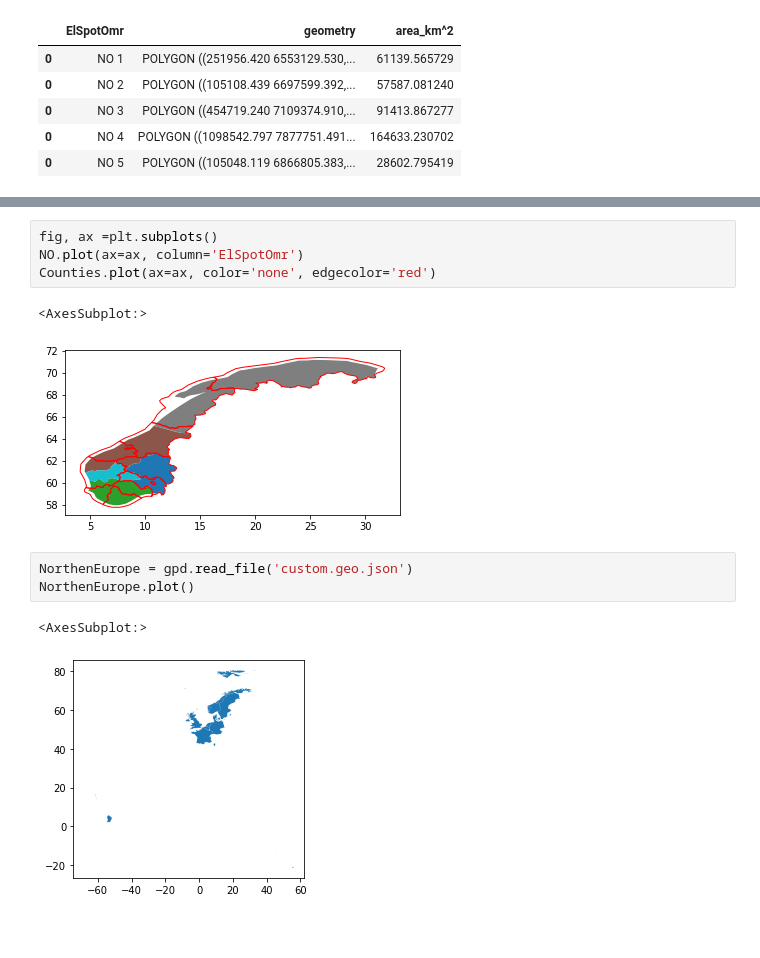
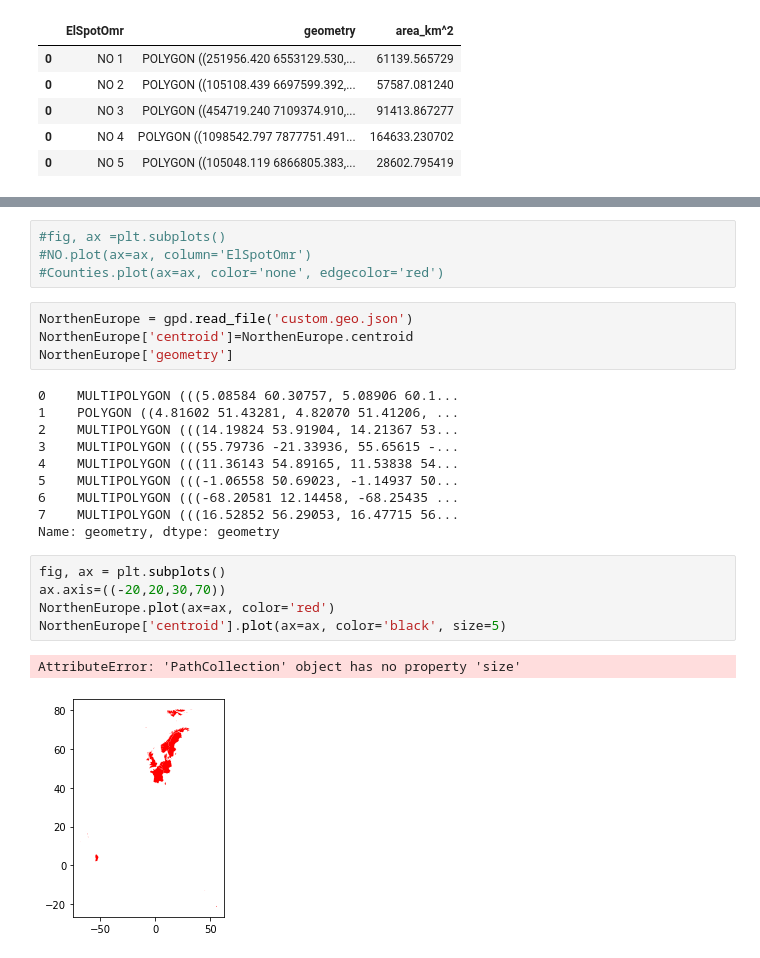
Before and after one commit to Norskeaksel/Code_for_master, a Jupyter notebook: geojsons/Norway_In_Geopandas.ipynb, the cells around one changed output, grey strips where cells are left out. Drawn from its saved outputs; the diff is of its cells as text; blank space fills up the shorter version.

```diff
--- a/geojsons/Norway_In_Geopandas.ipynb
+++ b/geojsons/Norway_In_Geopandas.ipynb
@@ -52,13 +49,26 @@ Counties.plot(color='red', edgecolor='white')
 # %%
-fig, ax =plt.subplots()
-NO.plot(ax=ax, column='ElSpotOmr')
-Counties.plot(ax=ax, color='none', edgecolor='red')
+#fig, ax =plt.subplots()
+#NO.plot(ax=ax, column='ElSpotOmr')
+#Counties.plot(ax=ax, color='none', edgecolor='red')
-# %% [output]
-<AxesSubplot:>
-[figure, removed]
 # %%
 NorthenEurope = gpd.read_file('custom.geo.json')
-NorthenEurope.plot()
+NorthenEurope['centroid']=NorthenEurope.centroid
+NorthenEurope['geometry']
 # %% [output]
-<AxesSubplot:>
+0    MULTIPOLYGON (((5.08584 60.30757, 5.08906 60.1...
+1    POLYGON ((4.81602 51.43281, 4.82070 51.41206, ...
+2    MULTIPOLYGON (((14.19824 53.91904, 14.21367 53...
+3    MULTIPOLYGON (((55.79736 -21.33936, 55.65615 -...
+4    MULTIPOLYGON (((11.36143 54.89165, 11.53838 54...
+5    MULTIPOLYGON (((-1.06558 50.69023, -1.14937 50...
+6    MULTIPOLYGON (((-68.20581 12.14458, -68.25435 ...
+7    MULTIPOLYGON (((16.52852 56.29053, 16.47715 56...
+Name: geometry, dtype: geometry
-[figure, removed]
+# %%
+fig, ax = plt.subplots()
+ax.axis=((-20,20,30,70))
+NorthenEurope.plot(ax=ax, color='red')
+NorthenEurope['centroid'].plot(ax=ax, color='black', size=5)
+# %% [output]
+AttributeError: 'PathCollection' object has no property 'size'
+[figure, added]
```
Also changed, not shown: parts of 2 cells of this notebook, 24 other files.
